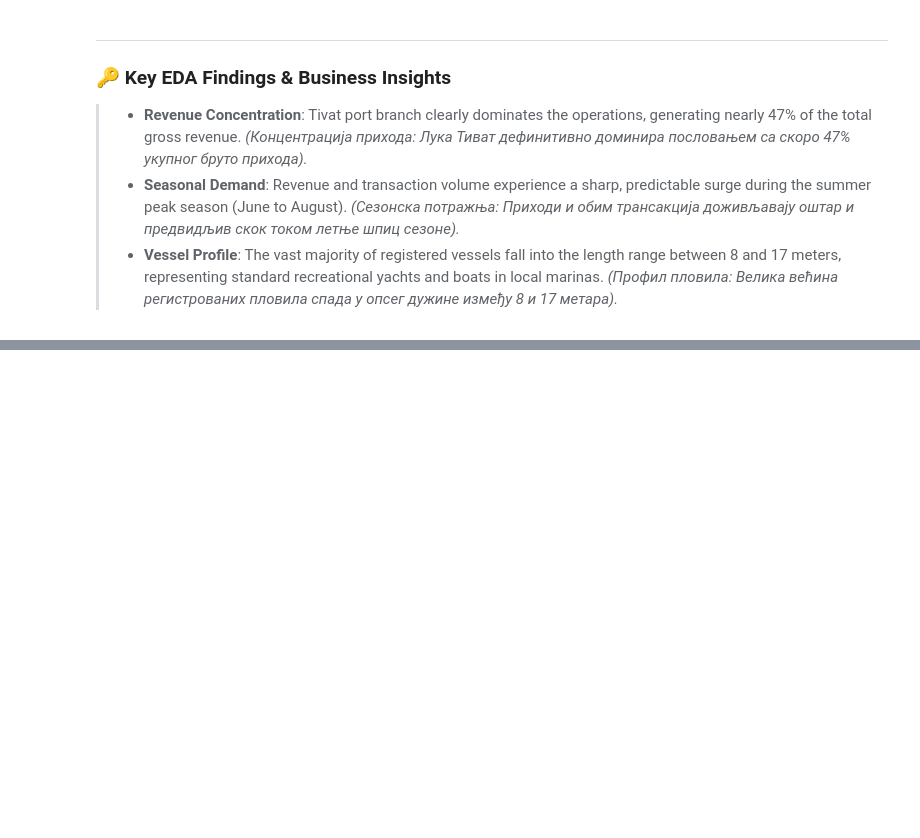
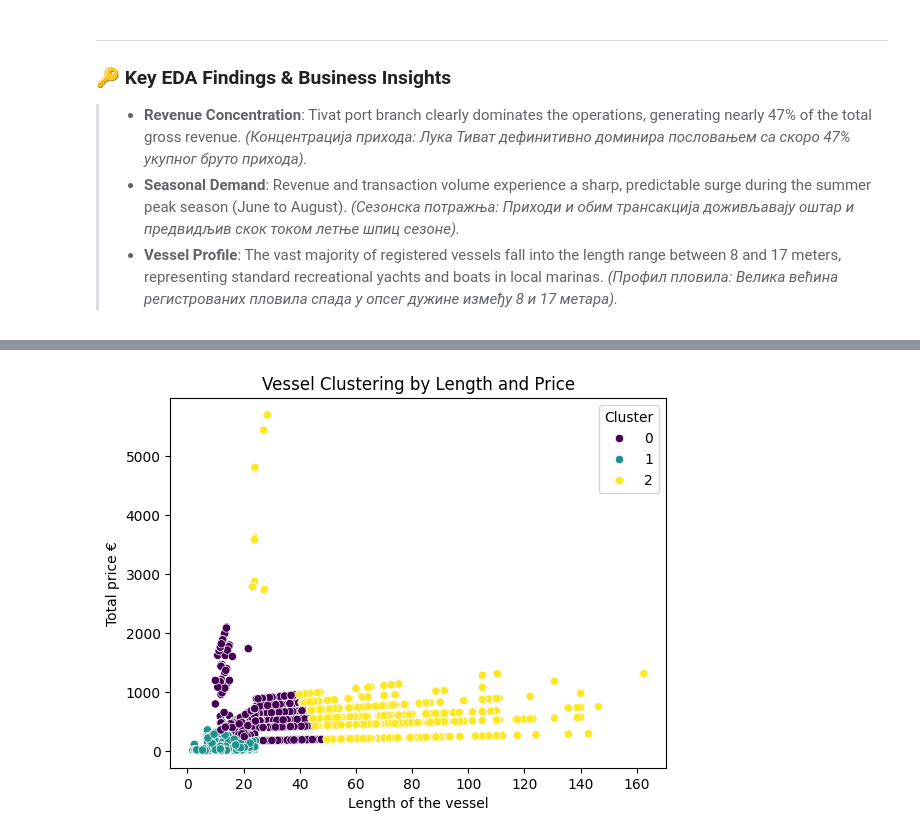
Before and after one commit to jelenavasic009-png/dsb_capstone, a Jupyter notebook: JelenaVasic_capstone.ipynb, the cells around one changed output, grey strips where cells are left out. Cells and saved outputs as stored; diff of their text form; code cells hidden in the pictures; blank space fills up the shorter version.

```diff
--- a/JelenaVasic_capstone.ipynb
+++ b/JelenaVasic_capstone.ipynb
@@ -875,0 +938,29 @@ Mashine learning se kasnije radi
+# %%
+# Import KMeans clustering and standard scaler
+from sklearn.cluster import KMeans
+from sklearn.preprocessing import StandardScaler
+
+# 1. Select relevant numerical features for clustering
+cluster_features = df[['Length of the vessel', 'Total price €']].dropna()
+
+# 2. Scale features so that length and price have equal weight in the model
+scaler = StandardScaler()
+scaled_features = scaler.fit_transform(cluster_features)
+
+# 3. Initialize KMeans with 3 clusters (e.g., Small, Medium, Large vessels)
+kmeans = KMeans(n_clusters=3, random_state=42, n_init=10)
+cluster_features['Cluster'] = kmeans.fit_predict(scaled_features)
+
+# 4. Visualize the clusters using a scatter plot
+import seaborn as sns
+sns.scatterplot(
+    data=cluster_features,
+    x='Length of the vessel',
+    y='Total price €',
+    hue='Cluster',
+    palette='viridis'
+)
+plt.title('Vessel Clustering by Length and Price')
+plt.show()
+# %% [output]
+[figure, added]
```
Also changed, not shown: parts of 11 cells of this notebook.
